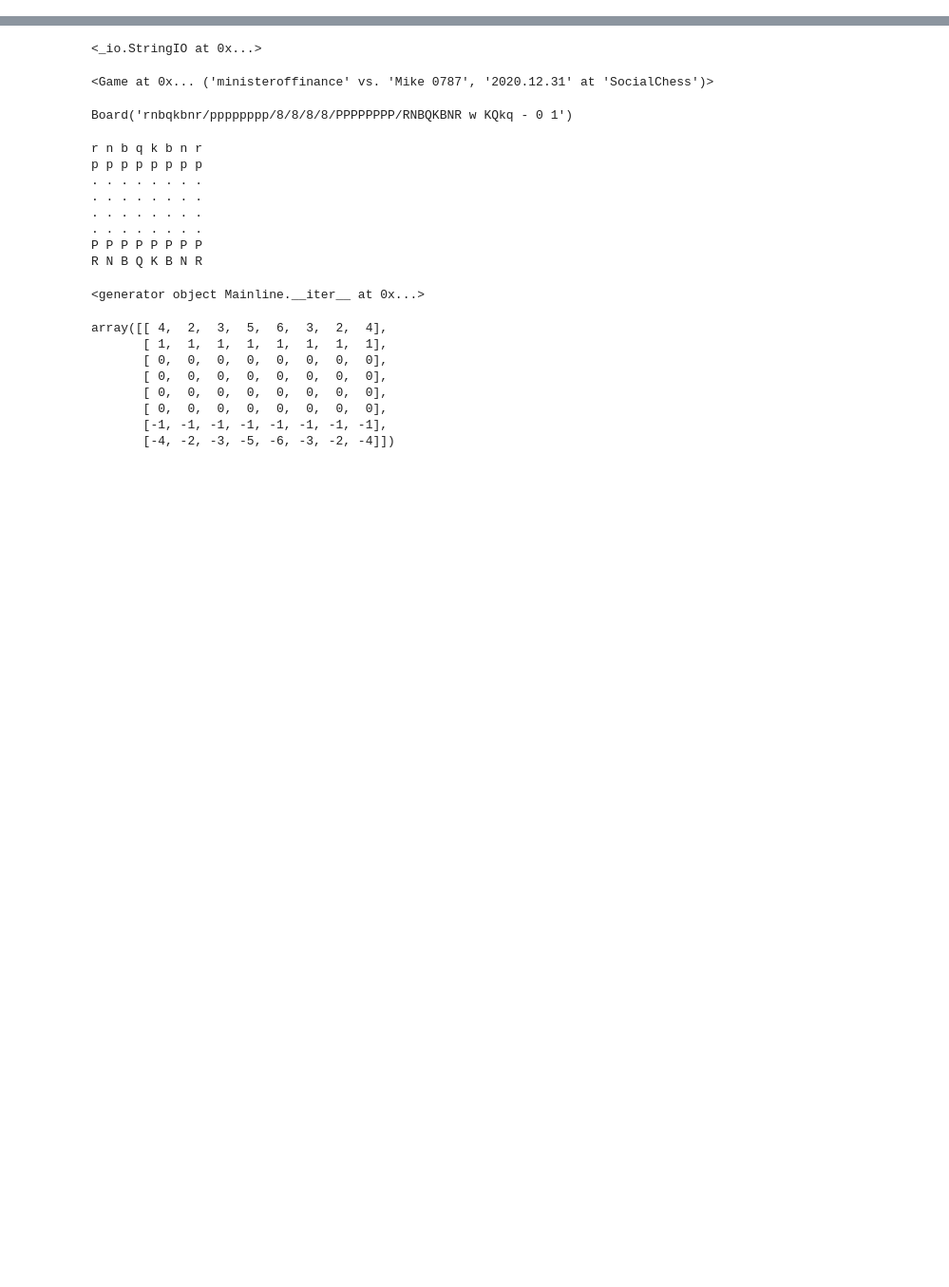
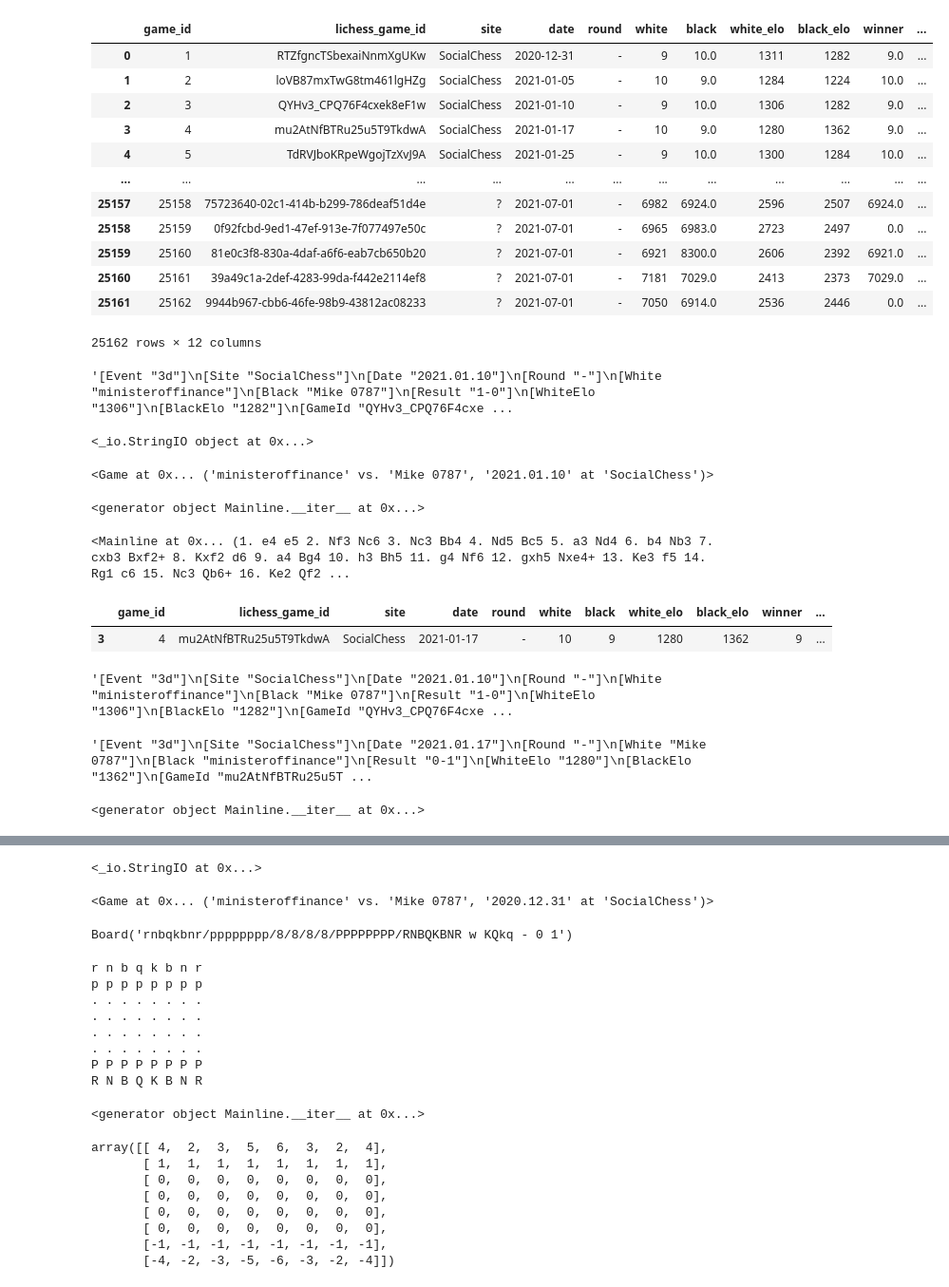
Before and after one commit to johnsonlarryl/csce-5218-semester-project, a Jupyter notebook: notebooks/pgn_records_colab_training.ipynb, the cells around one changed output, grey strips where cells are left out. Shown at 95% size. Cells and saved outputs as stored; diff of their text form; code cells hidden in the pictures; blank space fills up the shorter version.

```diff
--- a/notebooks/pgn_records_colab_training.ipynb
+++ b/notebooks/pgn_records_colab_training.ipynb
@@ -98,0 +253,17 @@ def make_move(board:Board, moves:Iterator) -> Move:
+# %%
+all_games = PGNDAO.get_chess_games()
+all_games
+# %% [output]
+|  | game_id | lichess_game_id | site | date | round | white | black | white_elo | black_elo | winner | ... |
+| 0 | 1 | RTZfgncTSbexaiNnmXgUKw | SocialChess | 2020-12-31 | - | 9 | 10.0 | 1311 | 1282 | 9.0 | ... |
+| 1 | 2 | loVB87mxTwG8tm461lgHZg | SocialChess | 2021-01-05 | - | 10 | 9.0 | 1284 | 1224 | 10.0 | ... |
+| 2 | 3 | QYHv3_CPQ76F4cxek8eF1w | SocialChess | 2021-01-10 | - | 9 | 10.0 | 1306 | 1282 | 9.0 | ... |
+| 3 | 4 | mu2AtNfBTRu25u5T9TkdwA | SocialChess | 2021-01-17 | - | 10 | 9.0 | 1280 | 1362 | 9.0 | ... |
+| 4 | 5 | TdRVJboKRpeWgojTzXvJ9A | SocialChess | 2021-01-25 | - | 9 | 10.0 | 1300 | 1284 | 10.0 | ... |
+| ... | ... | ... | ... | ... | ... | ... | ... | ... | ... | ... | ... |
+| 25157 | 25158 | 75723640-02c1-414b-b299-786deaf51d4e | ? | 2021-07-01 | - | 6982 | 6924.0 | 2596 | 2507 | 6924.0 | ... |
+| 25158 | 25159 | 0f92fcbd-9ed1-47ef-913e-7f077497e50c | ? | 2021-07-01 | - | 6965 | 6983.0 | 2723 | 2497 | 0.0 | ... |
+| 25159 | 25160 | 81e0c3f8-830a-4daf-a6f6-eab7cb650b20 | ? | 2021-07-01 | - | 6921 | 8300.0 | 2606 | 2392 | 6921.0 | ... |
+| 25160 | 25161 | 39a49c1a-2def-4283-99da-f442e2114ef8 | ? | 2021-07-01 | - | 7181 | 7029.0 | 2413 | 2373 | 7029.0 | ... |
+| 25161 | 25162 | 9944b967-cbb6-46fe-98b9-43812ac08233 | ? | 2021-07-01 | - | 7050 | 6914.0 | 2536 | 2446 | 0.0 | ... |
+25162 rows × 12 columns
@@ -98,0 +273,28 @@ def make_move(board:Board, moves:Iterator) -> Move:
+# %%
+all_games[all_games["game_id"] == 3]["pgn"].iloc[0]
+# %% [output]
+'[Event "3d"]\n[Site "SocialChess"]\n[Date "2021.01.10"]\n[Round "-"]\n[White "ministeroffinance"]\n[Black "Mike 0787"]\n[Result "1-0"]\n[WhiteElo "1306"]\n[BlackElo "1282"]\n[GameId "QYHv3_CPQ76F4cxe ...
+# %%
+pgn_game_3 = io.StringIO(all_games[all_games["game_id"] == 3]["pgn"].iloc[0])
+print(pgn_game_3)
+# %% [output]
+<_io.StringIO object at 0x...>
+# %%
+game_3 = chess.pgn.read_game(pgn_game_3)
+game_3
+# %% [output]
+<Game at 0x... ('ministeroffinance' vs. 'Mike 0787', '2021.01.10' at 'SocialChess')>
+# %%
+moves = iter(game_3.mainline_moves())
+moves
+# %% [output]
+<generator object Mainline.__iter__ at 0x...>
+# %%
+game_3.mainline_moves()
+# %% [output]
+<Mainline at 0x... (1. e4 e5 2. Nf3 Nc6 3. Nc3 Bb4 4. Nd5 Bc5 5. a3 Nd4 6. b4 Nb3 7. cxb3 Bxf2+ 8. Kxf2 d6 9. a4 Bg4 10. h3 Bh5 11. g4 Nf6 12. gxh5 Nxe4+ 13. Ke3 f5 14. Rg1 c6 15. Nc3 Qb6+ 16. Ke2 Qf2 ...
+# %%
+all_games[all_games["game_id"] == 4]
+# %% [output]
+|  | game_id | lichess_game_id | site | date | round | white | black | white_elo | black_elo | winner | ... |
+| 3 | 4 | mu2AtNfBTRu25u5T9TkdwA | SocialChess | 2021-01-17 | - | 10 | 9 | 1280 | 1362 | 9 | ... |
@@ -98,0 +304,8 @@ def make_move(board:Board, moves:Iterator) -> Move:
+# %%
+g_3_str
+# %% [output]
+'[Event "3d"]\n[Site "SocialChess"]\n[Date "2021.01.10"]\n[Round "-"]\n[White "ministeroffinance"]\n[Black "Mike 0787"]\n[Result "1-0"]\n[WhiteElo "1306"]\n[BlackElo "1282"]\n[GameId "QYHv3_CPQ76F4cxe ...
+# %%
+g_4_str
+# %% [output]
+'[Event "3d"]\n[Site "SocialChess"]\n[Date "2021.01.17"]\n[Round "-"]\n[White "Mike 0787"]\n[Black "ministeroffinance"]\n[Result "0-1"]\n[WhiteElo "1280"]\n[BlackElo "1362"]\n[GameId "mu2AtNfBTRu25u5T ...
@@ -98,0 +314,4 @@ def make_move(board:Board, moves:Iterator) -> Move:
+# %%
+moves
+# %% [output]
+<generator object Mainline.__iter__ at 0x...>
```
Also changed, not shown: parts of 95 cells of this notebook, 4 other files.
